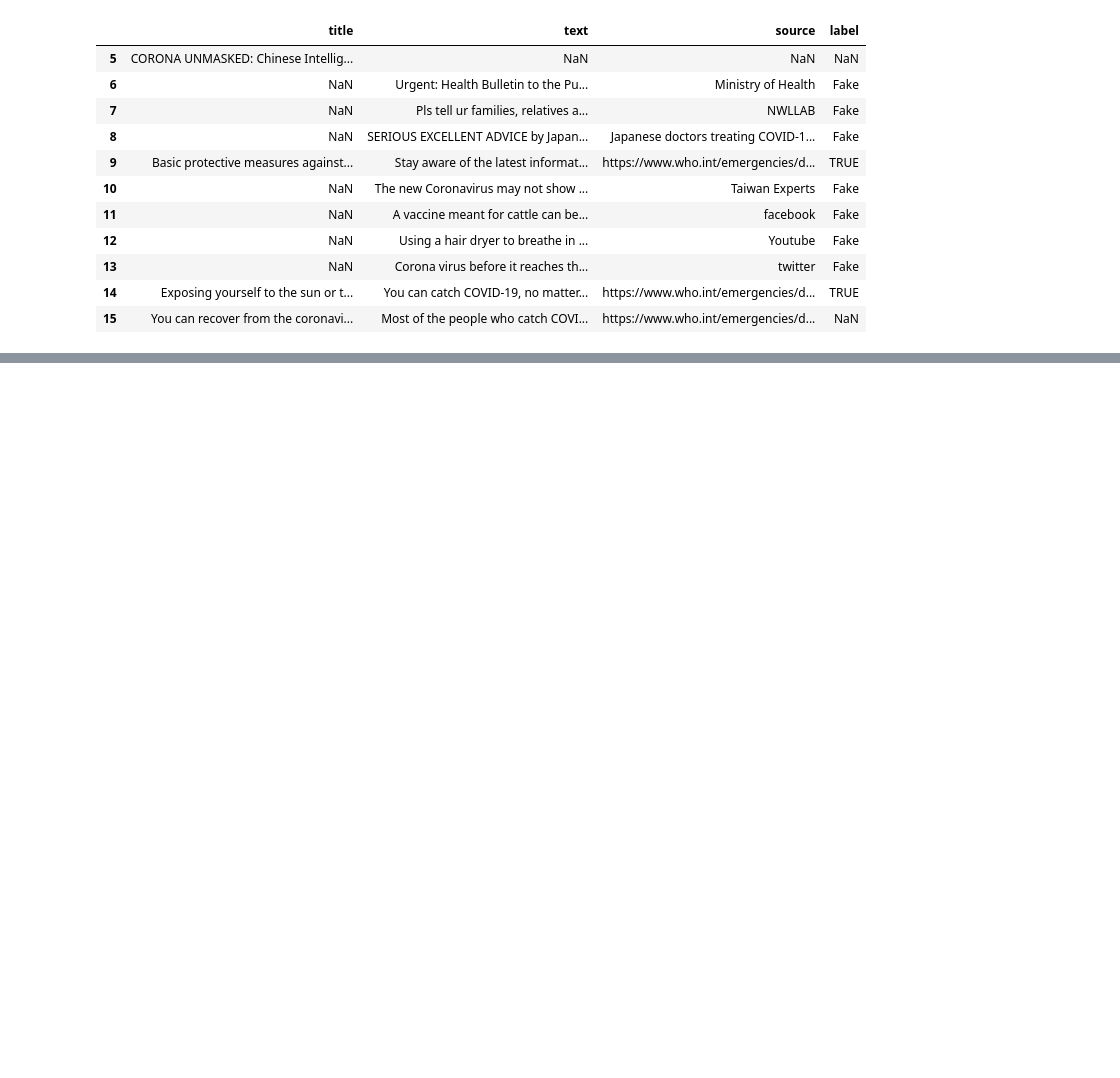
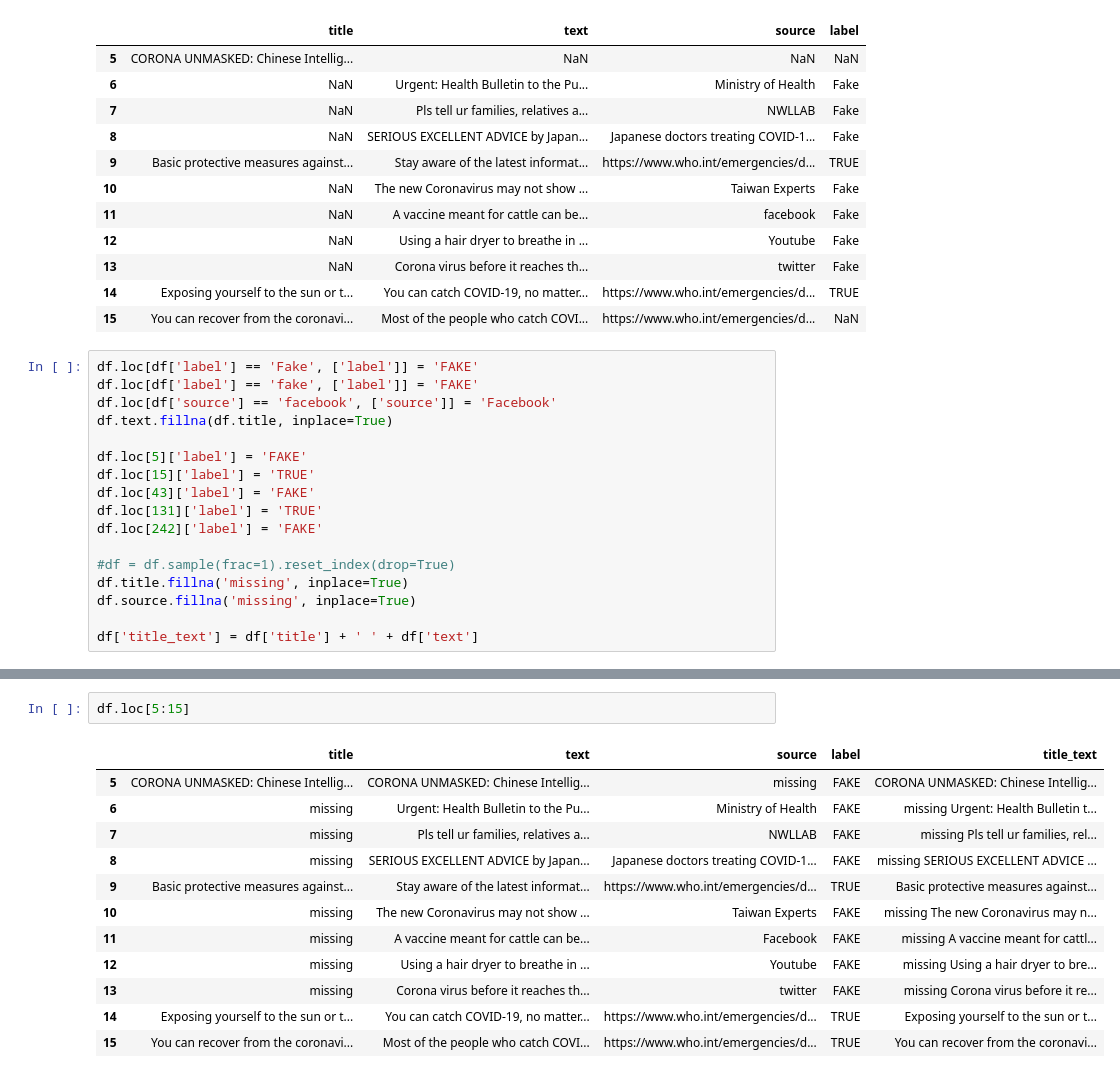
Before and after one commit to SrimanthReddyDamera/python, a Jupyter notebook: fake_covid.ipynb, the cells around one changed output, grey strips where cells are left out. Drawn from its saved outputs; the diff is of its cells as text; blank space fills up the shorter version.

```diff
--- a/fake_covid.ipynb
+++ b/fake_covid.ipynb
@@ -99,3 +99,20 @@ df.loc[5:15]
 | 13 | NaN | Corona virus before it reaches th... | twitter | Fake |
 | 14 | Exposing yourself to the sun or t... | You can catch COVID-19, no matter... | https://www.who.int/emergencies/d... | TRUE |
 | 15 | You can recover from the coronavi... | Most of the people who catch COVI... | https://www.who.int/emergencies/d... | NaN |
+# %%
+df.loc[df['label'] == 'Fake', ['label']] = 'FAKE'
+df.loc[df['label'] == 'fake', ['label']] = 'FAKE'
+df.loc[df['source'] == 'facebook', ['source']] = 'Facebook'
+df.text.fillna(df.title, inplace=True)
+
+df.loc[5]['label'] = 'FAKE'
+df.loc[15]['label'] = 'TRUE'
+df.loc[43]['label'] = 'FAKE'
+df.loc[131]['label'] = 'TRUE'
+df.loc[242]['label'] = 'FAKE'
+
+#df = df.sample(frac=1).reset_index(drop=True)
+df.title.fillna('missing', inplace=True)
+df.source.fillna('missing', inplace=True)
+
+df['title_text'] = df['title'] + ' ' + df['text']
@@ -101,0 +141,15 @@ df.loc[5:15]
+# %%
+df.loc[5:15]
+# %% [output]
+|  | title | text | source | label | title_text |
+| 5 | CORONA UNMASKED: Chinese Intellig... | CORONA UNMASKED: Chinese Intellig... | missing | FAKE | CORONA UNMASKED: Chinese Intellig... |
+| 6 | missing | Urgent: Health Bulletin to the Pu... | Ministry of Health | FAKE | missing Urgent: Health Bulletin t... |
+| 7 | missing | Pls tell ur families, relatives a... | NWLLAB | FAKE | missing Pls tell ur families, rel... |
+| 8 | missing | SERIOUS EXCELLENT ADVICE by Japan... | Japanese doctors treating COVID-1... | FAKE | missing SERIOUS EXCELLENT ADVICE ... |
+| 9 | Basic protective measures against... | Stay aware of the latest informat... | https://www.who.int/emergencies/d... | TRUE | Basic protective measures against... |
+| 10 | missing | The new Coronavirus may not show ... | Taiwan Experts | FAKE | missing The new Coronavirus may n... |
+| 11 | missing | A vaccine meant for cattle can be... | Facebook | FAKE | missing A vaccine meant for cattl... |
+| 12 | missing | Using a hair dryer to breathe in ... | Youtube | FAKE | missing Using a hair dryer to bre... |
+| 13 | missing | Corona virus before it reaches th... | twitter | FAKE | missing Corona virus before it re... |
+| 14 | Exposing yourself to the sun or t... | You can catch COVID-19, no matter... | https://www.who.int/emergencies/d... | TRUE | Exposing yourself to the sun or t... |
+| 15 | You can recover from the coronavi... | Most of the people who catch COVI... | https://www.who.int/emergencies/d... | TRUE | You can recover from the coronavi... |
```
Also changed, not shown: parts of 19 cells of this notebook.
